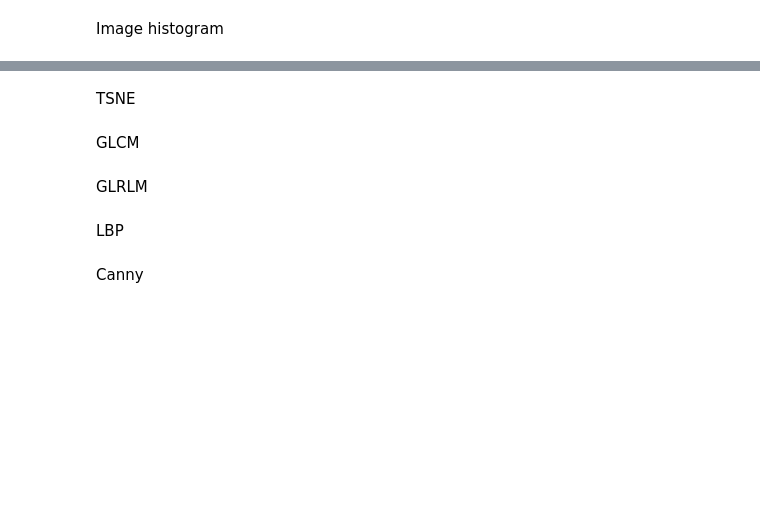
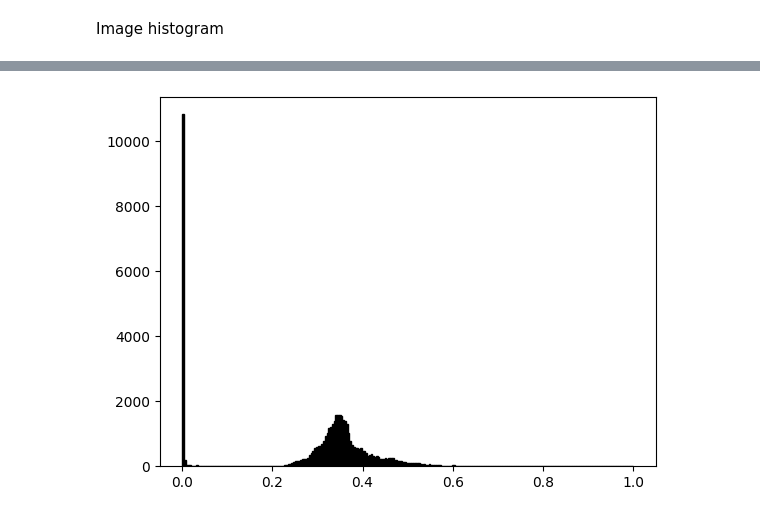
Before and after one commit to michni00/Image-Classification, a Jupyter notebook: Image_Classification.ipynb, the cells around one changed output, grey strips where cells are left out. Drawn from its saved outputs; the diff is of its cells as text; code cells hidden in the pictures; blank space fills up the shorter version.

```diff
--- a/Image_Classification.ipynb
+++ b/Image_Classification.ipynb
@@ -78,10 +170,4 @@ PCA
-# %% [markdown]
-TSNE
-# %% [markdown]
-GLCM
-# %% [markdown]
-GLRLM
-# %% [markdown]
-LBP
-# %% [markdown]
-Canny
+# %%
+plt.hist(gray_train_data[0].ravel(), bins=256, range=(0.0, 1.0), fc='k', ec='k');
+# %% [output]
+[figure, added]
```
Also changed, not shown: parts of 11 cells of this notebook.
